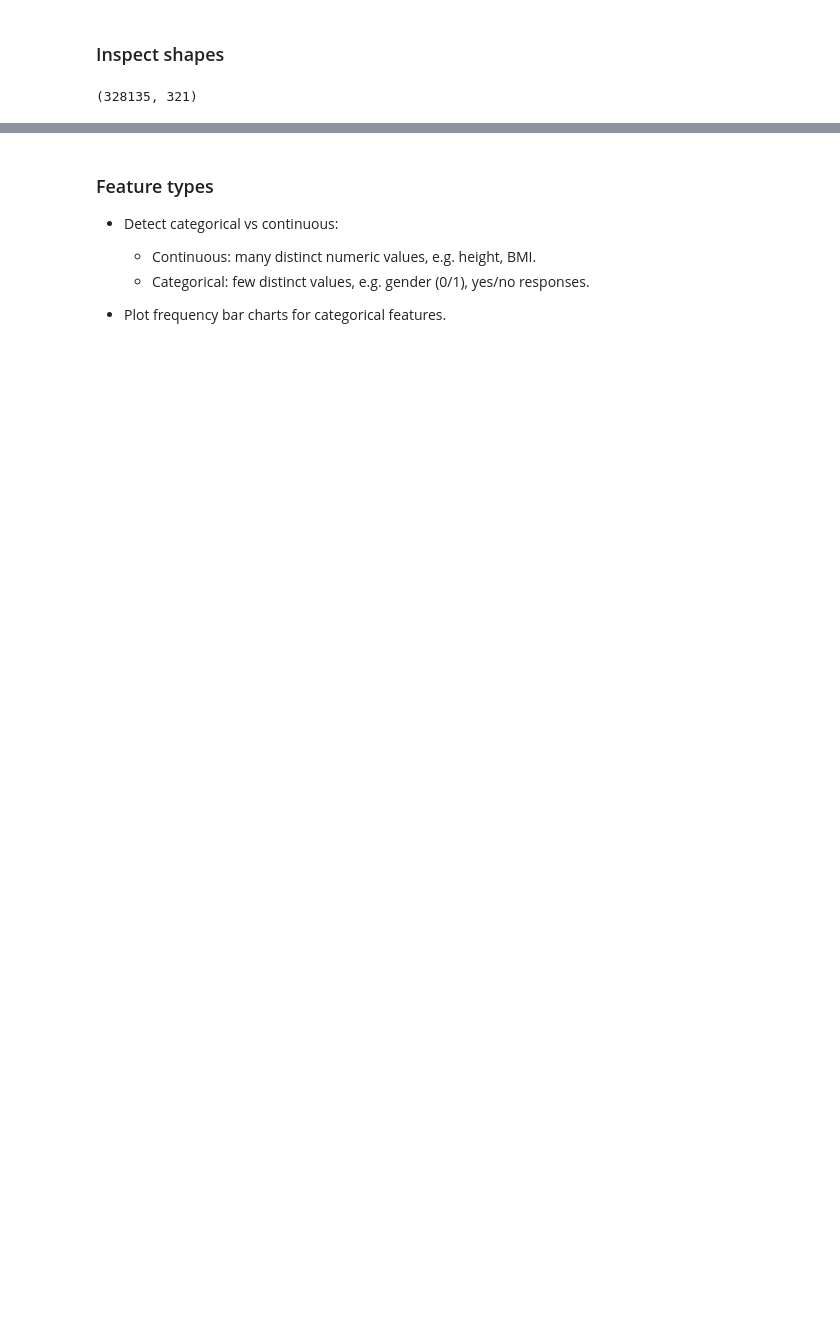
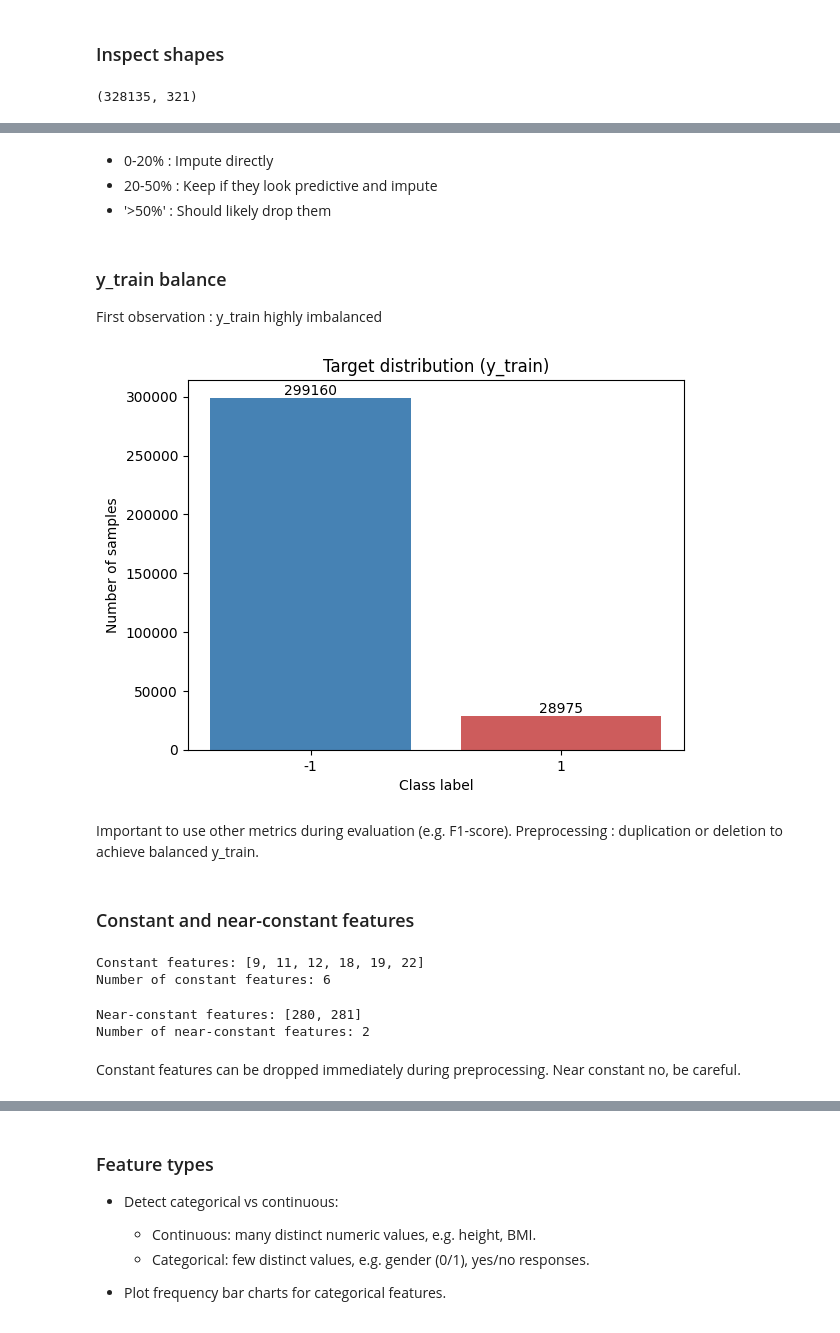
Before and after one commit to ismaberra/ml-higgs-classification, a Jupyter notebook: preprocessing.ipynb, the cells around one changed output, grey strips where cells are left out. Cells and saved outputs as stored; diff of their text form; code cells hidden in the pictures; blank space fills up the shorter version.

```diff
--- a/preprocessing.ipynb
+++ b/preprocessing.ipynb
@@ -22,0 +60,31 @@ array([-1, -1, -1, ..., -1, -1, -1])
+# %% [markdown]
+- 0-20% : Impute directly
+- 20-50% : Keep if they look predictive and impute
+- '>50%' : Should likely drop them
+# %% [markdown]
+### y_train balance
+First observation : y_train highly imbalanced
+# %%
+de.plot_target_distribution(y_train)
+# %% [output]
+[figure, added]
+# %% [markdown]
+Important to use other metrics during evaluation (e.g. F1-score). Preprocessing : duplication or deletion to achieve balanced y_train.
+# %% [markdown]
+### Constant and near-constant features
+# %%
+const_feats = de.find_constant_features(x_train)
+print("Constant features:", const_feats)
+print("Number of constant features:", len(const_feats))
+# %% [output]
+Constant features: [9, 11, 12, 18, 19, 22]
+Number of constant features: 6
+# %%
+near_const_feats = de.find_near_constant_features(x_train)
+print("Near-constant features:", near_const_feats)
+print("Number of near-constant features:", len(near_const_feats))
+# %% [output]
+Near-constant features: [280, 281]
+Number of near-constant features: 2
+# %% [markdown]
+Constant features can be dropped immediately during preprocessing. Near constant no, be careful.
```
Also changed, not shown: parts of 16 cells of this notebook, 1 other file.
